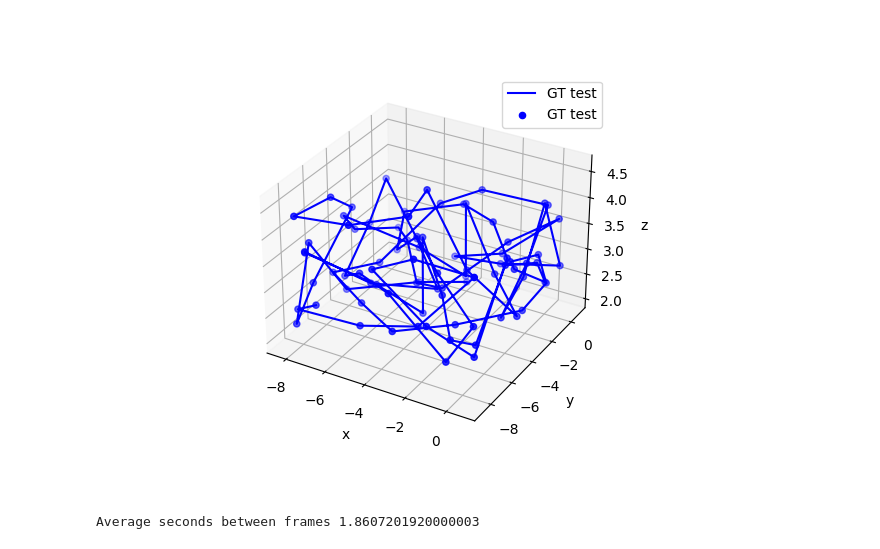
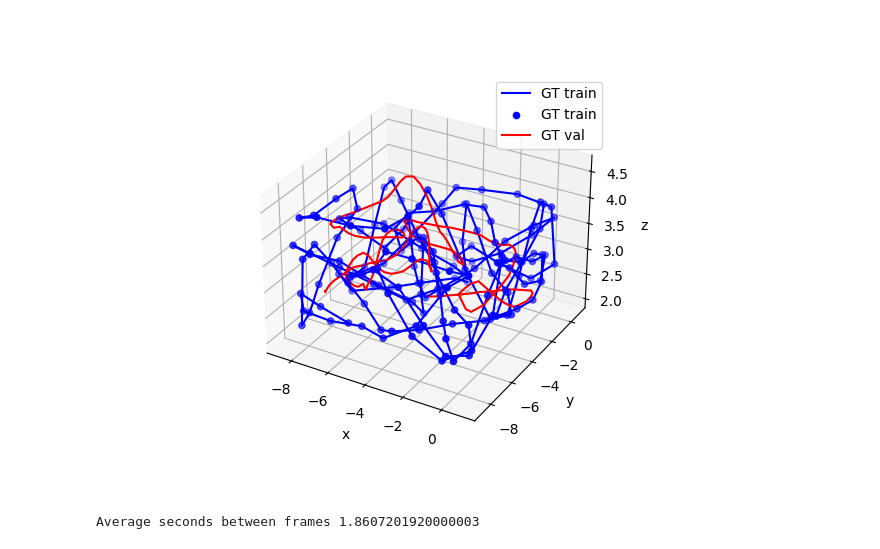
Before and after one commit to sytan98/Dataset-Collection-for-Pose-and-IMU, a Jupyter notebook: notebooks/data_vis_processing.ipynb, the cells around one changed output. Saved outputs shown, nothing was run; the diff lists cells and outputs as text; code cells hidden in the pictures.

Commit message:
adding test set collection

```diff
--- a/notebooks/data_vis_processing.ipynb
+++ b/notebooks/data_vis_processing.ipynb
@@ -8,22 +8,22 @@ from scipy.spatial.transform import Rotation as R
 import math
 import statistics
 # %%
-train_data = pd.read_csv(f'D:/Imperial/FYP/captured_data/airsim_drone_mode/test/airsim_rec_0.txt', sep="\t")
-train_data = train_data.iloc[::2, :]
-# train_data_1 = pd.read_csv(f'D:/Imperial/FYP/captured_data/airsim_drone_mode/test/airsim_rec_1.txt', sep="\t")
+train_data = pd.read_csv(f'D:/Imperial/FYP/captured_data/airsim_drone_mode/train/airsim_rec_0.txt', sep="\t")
+# train_data = train_data.iloc[::2, :]
+val_data = pd.read_csv(f'D:/Imperial/FYP/captured_data/airsim_drone_mode/val/airsim_rec_0.txt', sep="\t")
 
 plt.figure()
 ax = plt.axes(projection= '3d')
-ax.plot3D(train_data["POS_X"], train_data["POS_Y"], -train_data["POS_Z"], label = "GT test", color = 'blue')
-ax.scatter(train_data["POS_X"], train_data["POS_Y"], -train_data["POS_Z"], label = "GT test", color = 'blue')
-# ax.plot3D(train_data_1["POS_X"], train_data_1["POS_Y"], -train_data_1["POS_Z"], label = "GT test", color = 'red')
+ax.plot3D(train_data["POS_X"], train_data["POS_Y"], -train_data["POS_Z"], label = "GT train", color = 'blue')
+ax.scatter(train_data["POS_X"], train_data["POS_Y"], -train_data["POS_Z"], label = "GT train", color = 'blue')
+ax.plot3D(val_data["POS_X"], val_data["POS_Y"], -val_data["POS_Z"], label = "GT val", color = 'red')
 ax.set_xlabel("x")
 ax.set_ylabel("y")
 ax.set_zlabel("z")
 ax.legend()
 plt.show()
 # %% [output]
-[figure, old version]
+[figure, new version]
 # %%
 train_data["timestamp"] = pd.to_datetime(train_data["timestamp"], unit='ns')
 train_data["seconds"] = (train_data["timestamp"] - train_data["timestamp"][0]).dt.total_seconds()
```
Also changed, not shown: parts of 1 cell of this notebook, 3 other files.
